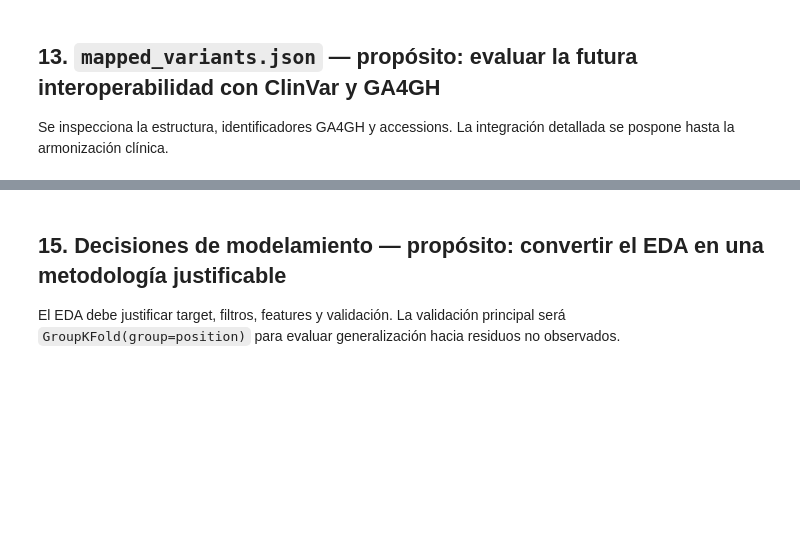
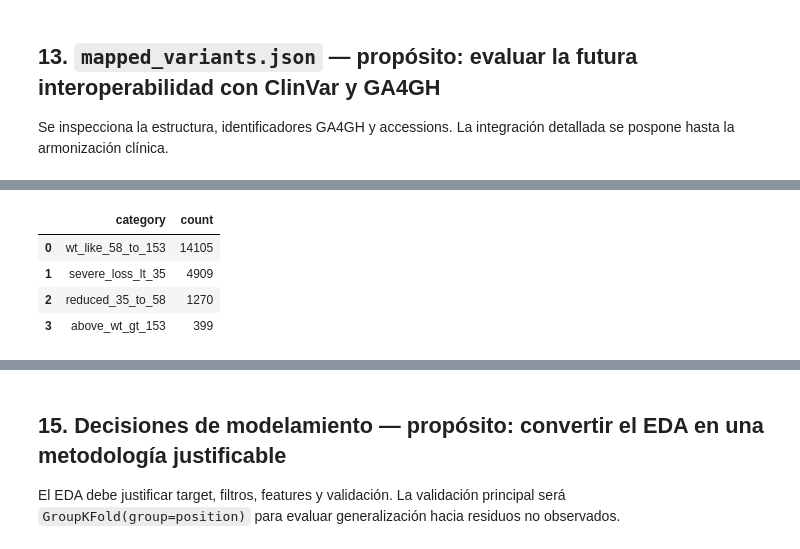
Before and after one commit to diegoALJ/byte2beat-cardiovus, a Jupyter notebook: notebooks/01_eda_functional.ipynb, the cells around one changed output, grey strips where cells are left out. Cells and saved outputs as stored; diff of their text form; code cells hidden in the pictures; blank space fills up the shorter version.

```diff
--- a/notebooks/01_eda_functional.ipynb
+++ b/notebooks/01_eda_functional.ipynb
@@ -1634,0 +1976,43 @@ else:
+# %%
+LOW_TRAFFICKING_THRESHOLD = 58.0
+SEVERE_LOSS_THRESHOLD = 35.0
+WT_LIKE_UPPER_THRESHOLD = 153.0
+
+
+def assign_trafficking_category(
+    score: float,
+) -> str:
+    if score < SEVERE_LOSS_THRESHOLD:
+        return "severe_loss_lt_35"
+
+    if score < LOW_TRAFFICKING_THRESHOLD:
+        return "reduced_35_to_58"
+
+    if score <= WT_LIKE_UPPER_THRESHOLD:
+        return "wt_like_58_to_153"
+
+    return "above_wt_gt_153"
+
+
+domain_variant_base = missense_df.copy()
+
+domain_variant_base[
+    "trafficking_category"
+] = domain_variant_base[
+    "score_numeric"
+].apply(assign_trafficking_category)
+
+display(
+    domain_variant_base[
+        "trafficking_category"
+    ]
+    .value_counts()
+    .rename_axis("category")
+    .reset_index(name="count")
+)
+# %% [output]
+|  | category | count |
+| 0 | wt_like_58_to_153 | 14105 |
+| 1 | severe_loss_lt_35 | 4909 |
+| 2 | reduced_35_to_58 | 1270 |
+| 3 | above_wt_gt_153 | 399 |
```
Also changed, not shown: parts of 48 cells of this notebook, 12 other files.
